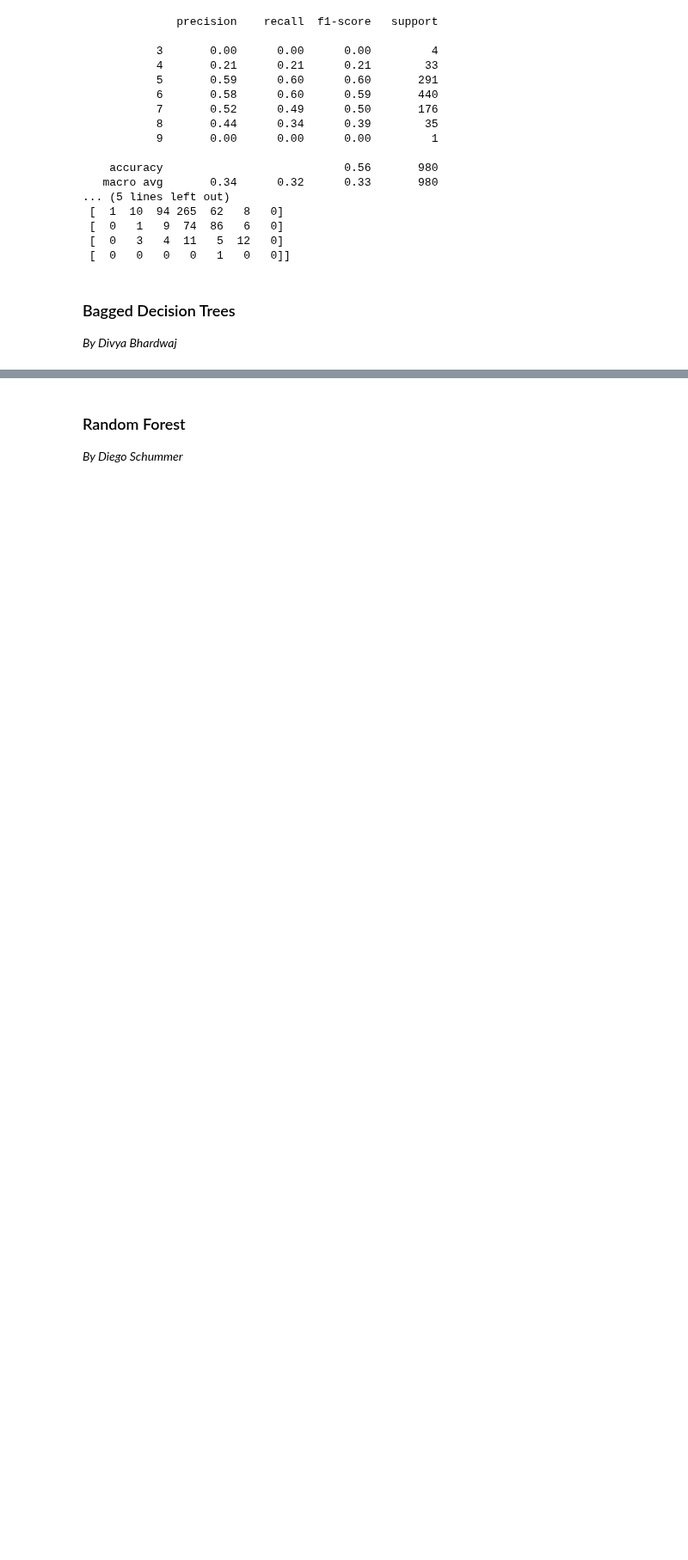
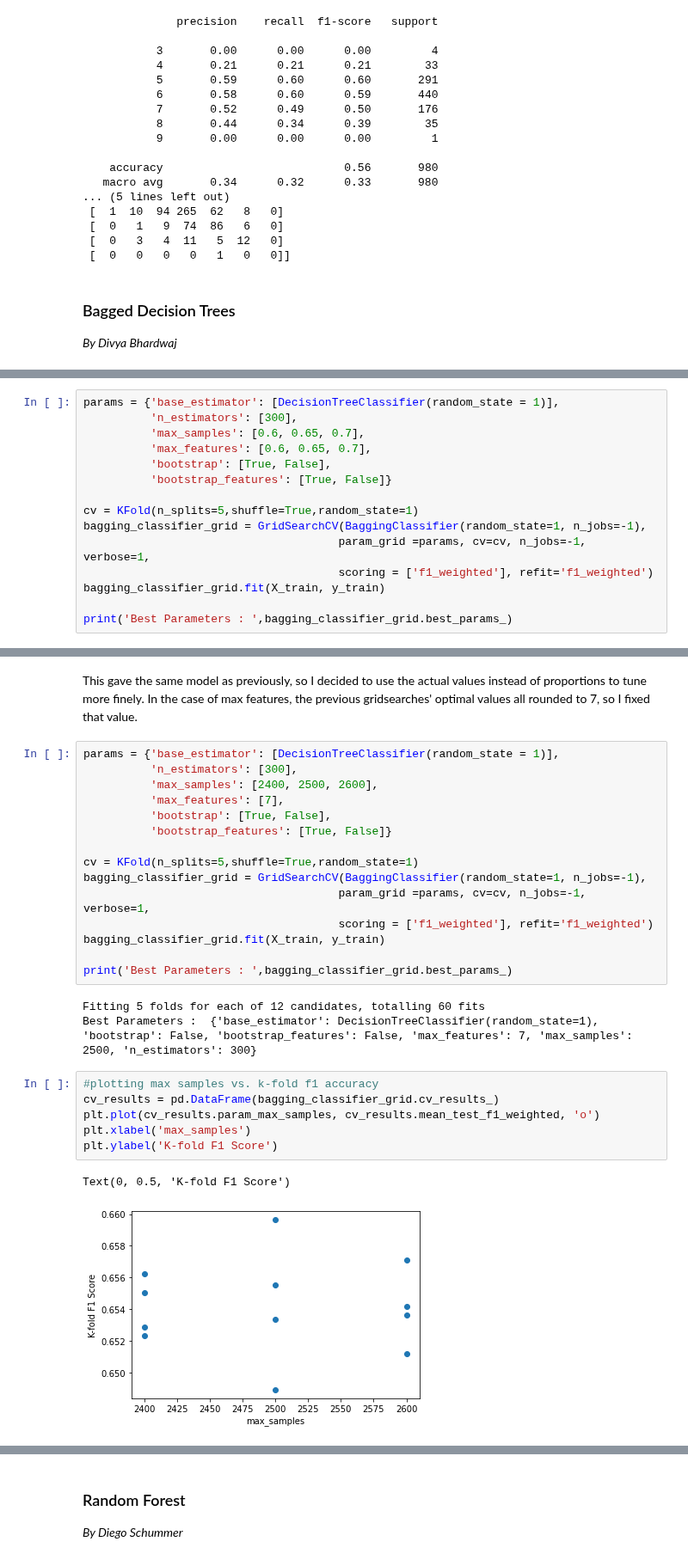
Before and after one commit to diegoschum/Zzz-303-3, a Jupyter notebook: Zzz_code.ipynb, the cells around one changed output, grey strips where cells are left out. Shown at 86% size. Saved outputs shown, nothing was run; the diff lists cells and outputs as text; blank space fills up the shorter version.

```diff
--- a/Zzz_code.ipynb
+++ b/Zzz_code.ipynb
@@ -390,0 +537,15 @@ print(confusion_matrix(y_test, y_pred))
+# %%
+params = {'base_estimator': [DecisionTreeClassifier(random_state = 1)],
+          'n_estimators': [300],
+          'max_samples': [0.6, 0.65, 0.7],
+          'max_features': [0.6, 0.65, 0.7],
+          'bootstrap': [True, False],
+          'bootstrap_features': [True, False]}
+
+cv = KFold(n_splits=5,shuffle=True,random_state=1)
+bagging_classifier_grid = GridSearchCV(BaggingClassifier(random_state=1, n_jobs=-1),
+                                      param_grid =params, cv=cv, n_jobs=-1, verbose=1,
+                                      scoring = ['f1_weighted'], refit='f1_weighted')
+bagging_classifier_grid.fit(X_train, y_train)
+
+print('Best Parameters : ',bagging_classifier_grid.best_params_)
@@ -390,0 +555,29 @@ print(confusion_matrix(y_test, y_pred))
+# %% [markdown]
+This gave the same model as previously, so I decided to use the actual values instead of proportions to tune more finely. In the case of max features, the previous gridsearches' optimal values all rounded to 7, so I fixed that value.
+# %%
+params = {'base_estimator': [DecisionTreeClassifier(random_state = 1)],
+          'n_estimators': [300],
+          'max_samples': [2400, 2500, 2600],
+          'max_features': [7],
+          'bootstrap': [True, False],
+          'bootstrap_features': [True, False]}
+
+cv = KFold(n_splits=5,shuffle=True,random_state=1)
+bagging_classifier_grid = GridSearchCV(BaggingClassifier(random_state=1, n_jobs=-1),
+                                      param_grid =params, cv=cv, n_jobs=-1, verbose=1,
+                                      scoring = ['f1_weighted'], refit='f1_weighted')
+bagging_classifier_grid.fit(X_train, y_train)
+
+print('Best Parameters : ',bagging_classifier_grid.best_params_)
+# %% [output]
+Fitting 5 folds for each of 12 candidates, totalling 60 fits
+Best Parameters :  {'base_estimator': DecisionTreeClassifier(random_state=1), 'bootstrap': False, 'bootstrap_features': False, 'max_features': 7, 'max_samples': 2500, 'n_estimators': 300}
+# %%
+#plotting max samples vs. k-fold f1 accuracy
+cv_results = pd.DataFrame(bagging_classifier_grid.cv_results_)
+plt.plot(cv_results.param_max_samples, cv_results.mean_test_f1_weighted, 'o')
+plt.xlabel('max_samples')
+plt.ylabel('K-fold F1 Score')
+# %% [output]
+Text(0, 0.5, 'K-fold F1 Score')
+[figure, added]
```
Also changed, not shown: parts of 19 cells of this notebook.
